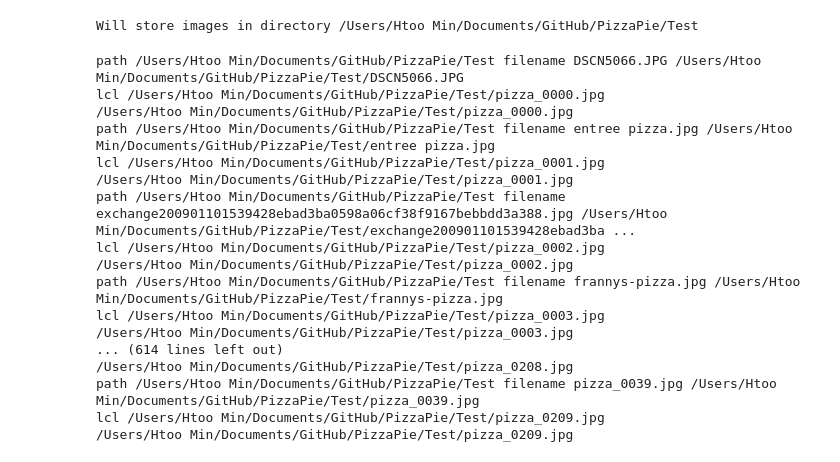
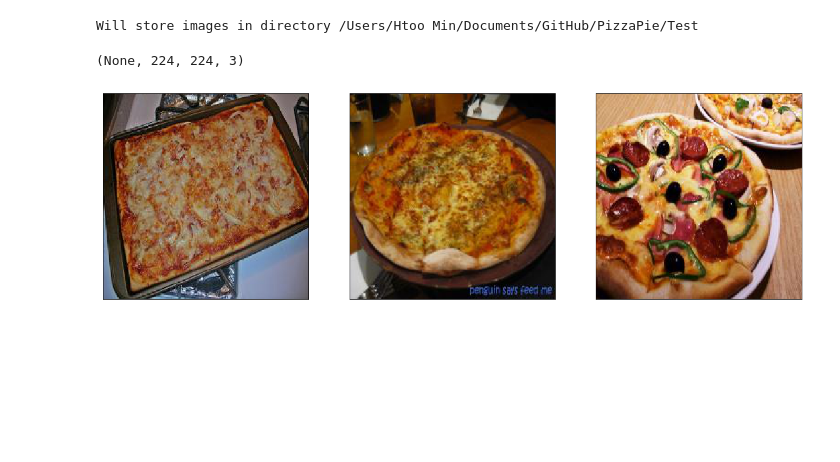
Before and after one commit to hm1487/PizzaPie, a Jupyter notebook: MachineLearningPizza.2.ipynb, the cells around one changed output. Drawn from its saved outputs; the diff is of its cells as text; code cells hidden in the pictures; blank space fills up the shorter version.

```diff
--- a/MachineLearningPizza.2.ipynb
+++ b/MachineLearningPizza.2.ipynb
@@ -42,0 +72,4 @@ Will store images in directory /Users/Htoo Min/Documents/GitHub/PizzaPie/Test
+# %%
+model.input_shape
+# %% [output]
+(None, 224, 224, 3)
@@ -43,3 +83,9 @@ Will store images in directory /Users/Htoo Min/Documents/GitHub/PizzaPie/Test
+# %%
+dir_name = 'Test'
+class_name = 'pizza'
+for i in range(batch_size):
+    fn = '{0:s}/{1:s}_{2:04d}.jpg'.format(dir_name,class_name, i)
+    x[i,:,:,:] = image.load_img(fn, target_size=(nrow, ncol))
 # %%
 # Display the image
 def disp_image(im):
@@ -55,50 +101,11 @@ def disp_image(im):
     # Remove axis ticks
     plt.xticks([])
     plt.yticks([])
-# %%
-import warnings
-nimage = 210
-i = 0
-nrow = 224
-ncol = 224
-#Converts the names of the images
-for photo in os.listdir(dir_name):
-    print("path", dir_name, "filename", photo, dir_name+"/"+photo)
-
-    # Read image from file
-    im = skimage.io.imread(dir_name+"/"+photo)
-
-    # Resize images
-    im1 = skimage.transform.resize(im,(nrow,ncol),mode='constant')
-
-    # Convert to uint8, suppress the warning about the precision loss
-    with warnings.catch_warnings():
-        warnings.simplefilter("ignore")
-        im2 = skimage.img_as_ubyte(im1)
-
-    # Save the image
-    local_name = '{0:s}/{1:s}_{2:04d}.jpg'.format(dir_name,"pizza", i)
-    print("lcl", local_name)
-    skimage.io.imsave(local_name, im2)
-    print(local_name)
-    i = i + 1
-    if (i >= nimage):
-        break
-# %% [output]
-path /Users/Htoo Min/Documents/GitHub/PizzaPie/Test filename DSCN5066.JPG /Users/Htoo Min/Documents/GitHub/PizzaPie/Test/DSCN5066.JPG
-lcl /Users/Htoo Min/Documents/GitHub/PizzaPie/Test/pizza_0000.jpg
-/Users/Htoo Min/Documents/GitHub/PizzaPie/Test/pizza_0000.jpg
-path /Users/Htoo Min/Documents/GitHub/PizzaPie/Test filename entree pizza.jpg /Users/Htoo Min/Documents/GitHub/PizzaPie/Test/entree pizza.jpg
-lcl /Users/Htoo Min/Documents/GitHub/PizzaPie/Test/pizza_0001.jpg
-/Users/Htoo Min/Documents/GitHub/PizzaPie/Test/pizza_0001.jpg
-path /Users/Htoo Min/Documents/GitHub/PizzaPie/Test filename exchange200901101539428ebad3ba0598a06cf38f9167bebbdd3a388.jpg /Users/Htoo Min/Documents/GitHub/PizzaPie/Test/exchange200901101539428ebad3ba ...
-lcl /Users/Htoo Min/Documents/GitHub/PizzaPie/Test/pizza_0002.jpg
-/Users/Htoo Min/Documents/GitHub/PizzaPie/Test/pizza_0002.jpg
-path /Users/Htoo Min/Documents/GitHub/PizzaPie/Test filename frannys-pizza.jpg /Users/Htoo Min/Documents/GitHub/PizzaPie/Test/frannys-pizza.jpg
-lcl /Users/Htoo Min/Documents/GitHub/PizzaPie/Test/pizza_0003.jpg
-/Users/Htoo Min/Documents/GitHub/PizzaPie/Test/pizza_0003.jpg
-... (614 lines left out)
-/Users/Htoo Min/Documents/GitHub/PizzaPie/Test/pizza_0208.jpg
-path /Users/Htoo Min/Documents/GitHub/PizzaPie/Test filename pizza_0039.jpg /Users/Htoo Min/Documents/GitHub/PizzaPie/Test/pizza_0039.jpg
-lcl /Users/Htoo Min/Documents/GitHub/PizzaPie/Test/pizza_0209.jpg
-/Users/Htoo Min/Documents/GitHub/PizzaPie/Test/pizza_0209.jpg
+# %%
+plt.figure(figsize=(20,20))
+nplot = 3
+for i in range(nplot):
+    plt.subplot(1,nplot,i+1)
+    disp_image(x[i,:,:,:])
+# %% [output]
+[figure, added]
```
Also changed, not shown: parts of 9 cells of this notebook, 1 other file.
